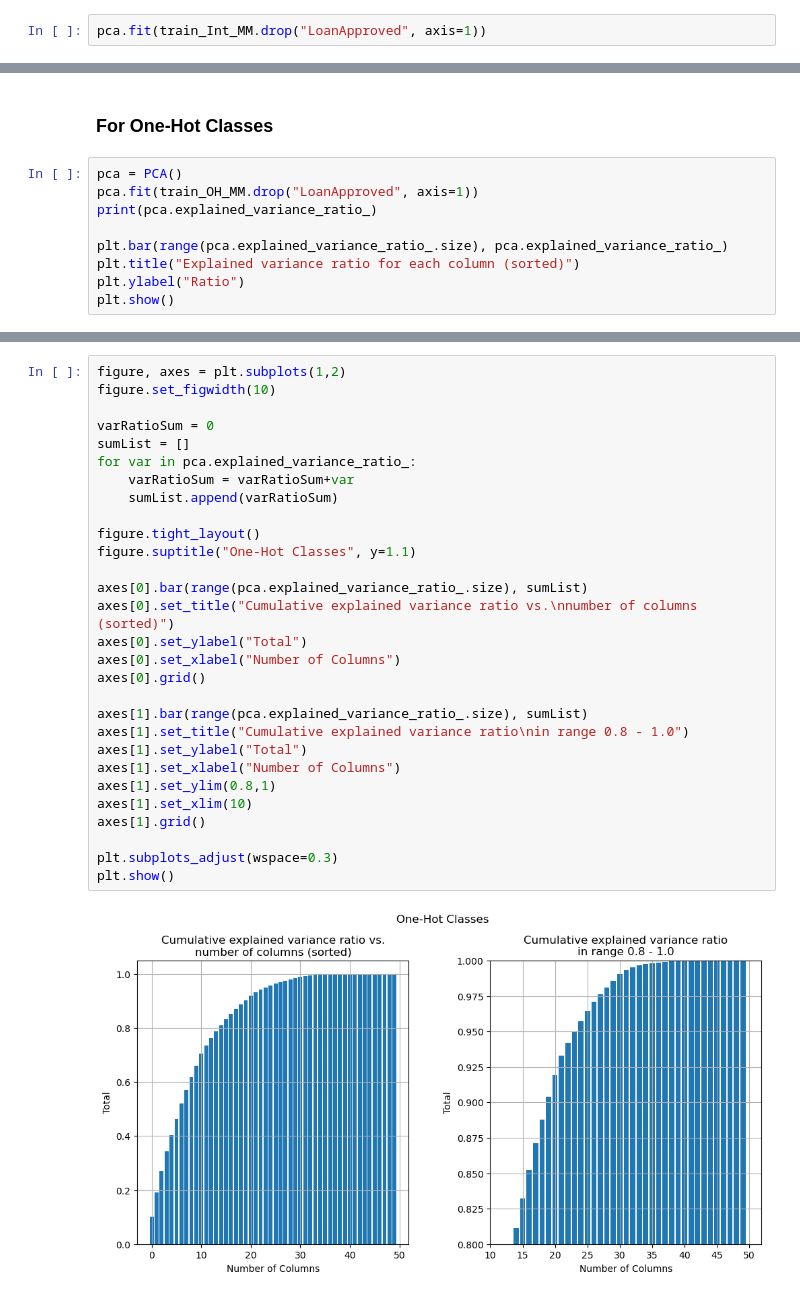
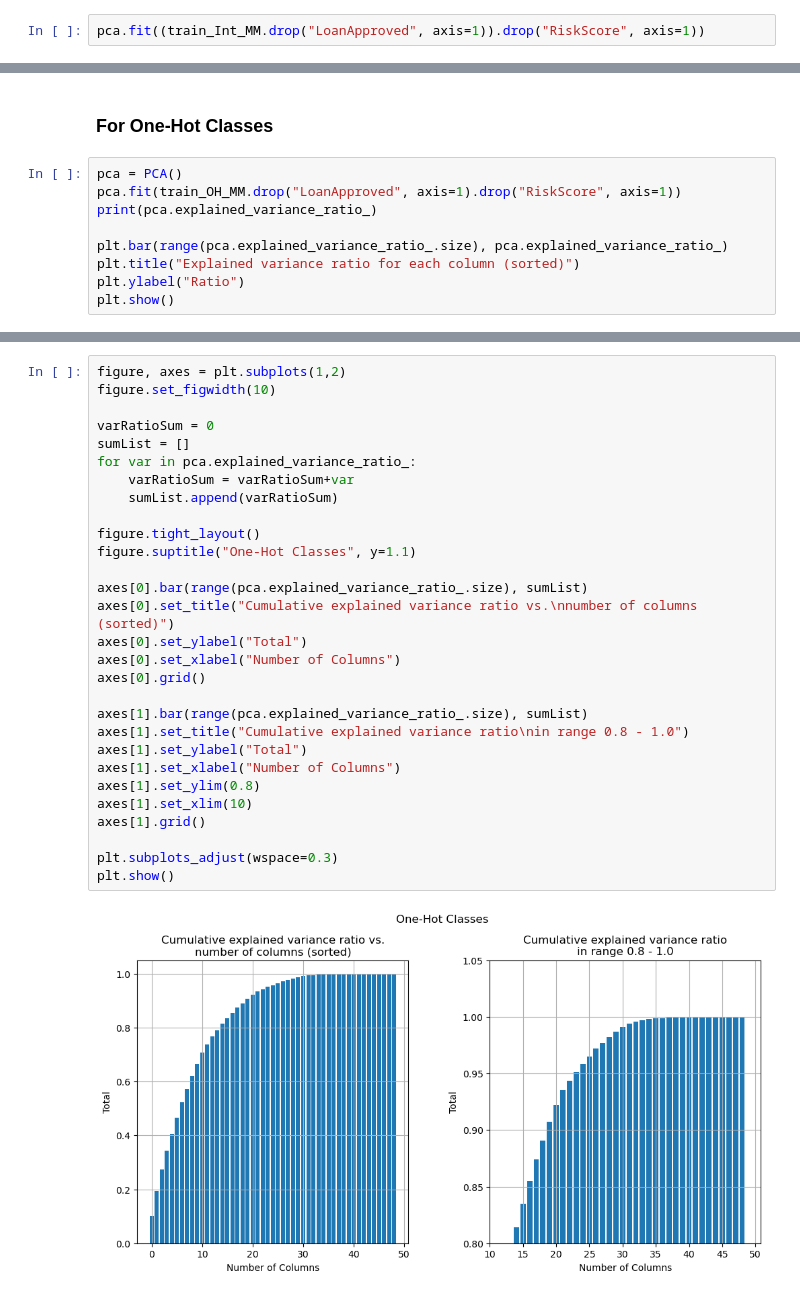
Before and after one commit to RMan2323/loan-risk-predictor, a Jupyter notebook: Preprocessing.ipynb, the cells around one changed output, grey strips where cells are left out. Cells and saved outputs as stored; diff of their text form.

```diff
--- a/Preprocessing.ipynb
+++ b/Preprocessing.ipynb
@@ -356,7 +356,7 @@ valid_OH_MM.to_csv("./One-Hot/MinMax/Valid_MM_OH.csv")
 # %%
 pca = PCA()
 # %%
-pca.fit(train_Int_MM.drop("LoanApproved", axis=1))
+pca.fit((train_Int_MM.drop("LoanApproved", axis=1)).drop("RiskScore", axis=1))
 # %% [output]
 PCA()
 # %%
@@ -438,7 +441,7 @@ for n in n_list:
 ### For One-Hot Classes
 # %%
 pca = PCA()
-pca.fit(train_OH_MM.drop("LoanApproved", axis=1))
+pca.fit(train_OH_MM.drop("LoanApproved", axis=1).drop("RiskScore", axis=1))
 print(pca.explained_variance_ratio_)
 
 plt.bar(range(pca.explained_variance_ratio_.size), pca.explained_variance_ratio_)
@@ -463,34 +466,34 @@ plt.show()
 # %%
 figure, axes = plt.subplots(1,2)
 figure.set_figwidth(10)
 
 varRatioSum = 0
 sumList = []
 for var in pca.explained_variance_ratio_:
     varRatioSum = varRatioSum+var
     sumList.append(varRatioSum)
 
 figure.tight_layout()
 figure.suptitle("One-Hot Classes", y=1.1)
 
 axes[0].bar(range(pca.explained_variance_ratio_.size), sumList)
 axes[0].set_title("Cumulative explained variance ratio vs.\nnumber of columns (sorted)")
 axes[0].set_ylabel("Total")
 axes[0].set_xlabel("Number of Columns")
 axes[0].grid()
 
 axes[1].bar(range(pca.explained_variance_ratio_.size), sumList)
 axes[1].set_title("Cumulative explained variance ratio\nin range 0.8 - 1.0")
 axes[1].set_ylabel("Total")
 axes[1].set_xlabel("Number of Columns")
-axes[1].set_ylim(0.8,1)
+axes[1].set_ylim(0.8)
 axes[1].set_xlim(10)
 axes[1].grid()
 
 plt.subplots_adjust(wspace=0.3)
 plt.show()
 # %% [output]
-[figure, old version]
+[figure, new version]
 # %%
 n_list = [15, 20, 25, 30, 35]
 for n in n_list:
```
Also changed, not shown: parts of 7 cells of this notebook, 29 other files.
